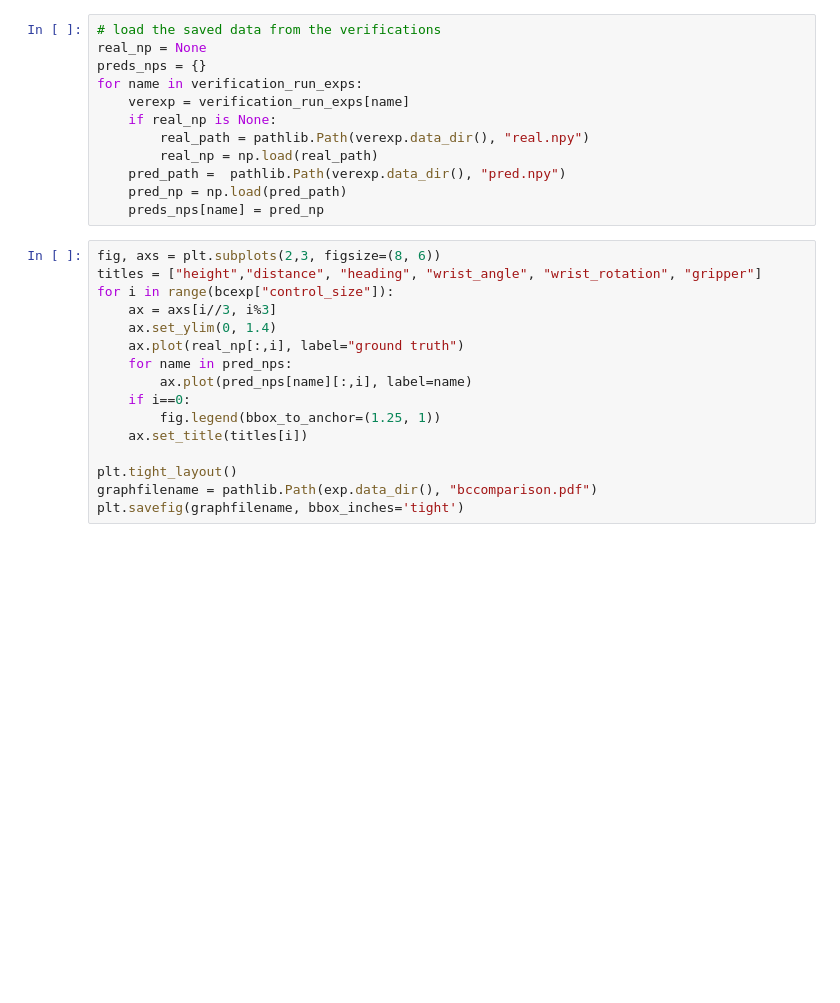
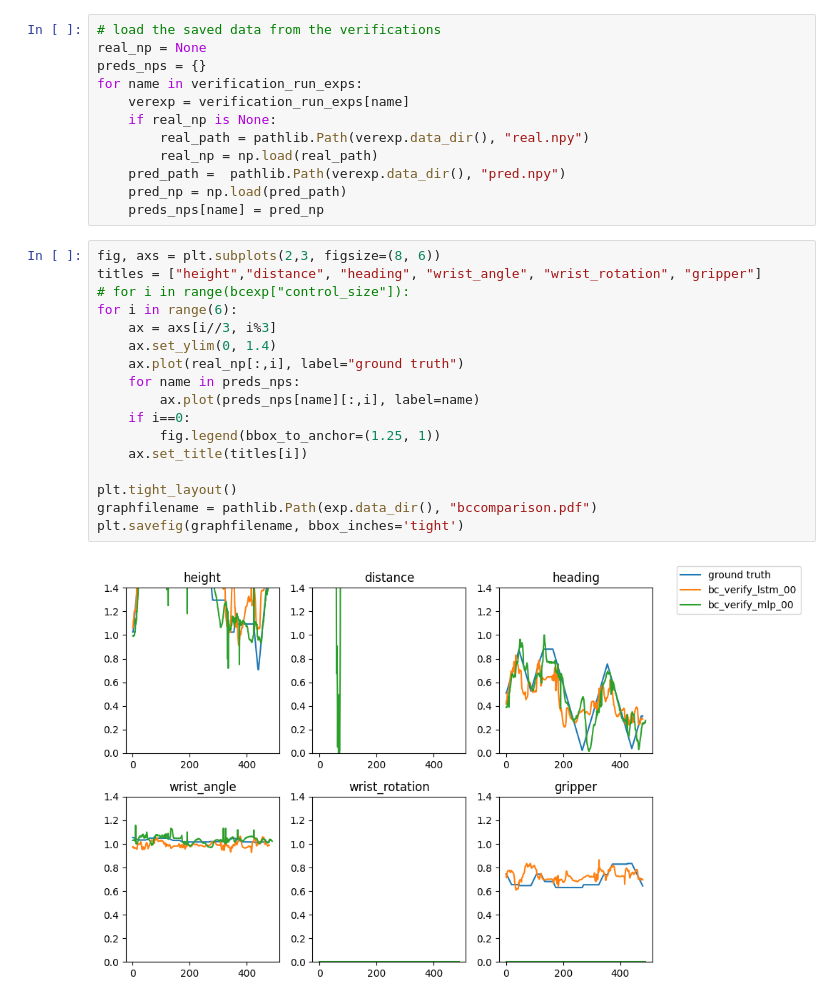
Before and after one commit to lboloni/BerryPicker, a Jupyter notebook: src/behavior_cloning/Compare_BehaviorCloning.ipynb, the cells around one changed output. Cells and saved outputs as stored; diff of their text form; blank space fills up the shorter version.

```diff
--- a/src/behavior_cloning/Compare_BehaviorCloning.ipynb
+++ b/src/behavior_cloning/Compare_BehaviorCloning.ipynb
@@ -58,16 +58,19 @@ for name in verification_run_exps:
 # %%
 fig, axs = plt.subplots(2,3, figsize=(8, 6))
 titles = ["height","distance", "heading", "wrist_angle", "wrist_rotation", "gripper"]
-for i in range(bcexp["control_size"]):
+# for i in range(bcexp["control_size"]):
+for i in range(6):
     ax = axs[i//3, i%3]
     ax.set_ylim(0, 1.4)
     ax.plot(real_np[:,i], label="ground truth")
-    for name in pred_nps:
-        ax.plot(pred_nps[name][:,i], label=name)
+    for name in preds_nps:
+        ax.plot(preds_nps[name][:,i], label=name)
     if i==0:
         fig.legend(bbox_to_anchor=(1.25, 1))
     ax.set_title(titles[i])
 
 plt.tight_layout()
 graphfilename = pathlib.Path(exp.data_dir(), "bccomparison.pdf")
 plt.savefig(graphfilename, bbox_inches='tight')
+# %% [output]
+[figure, added]
```
Also changed, not shown: parts of 1 cell of this notebook, 3 other files.
